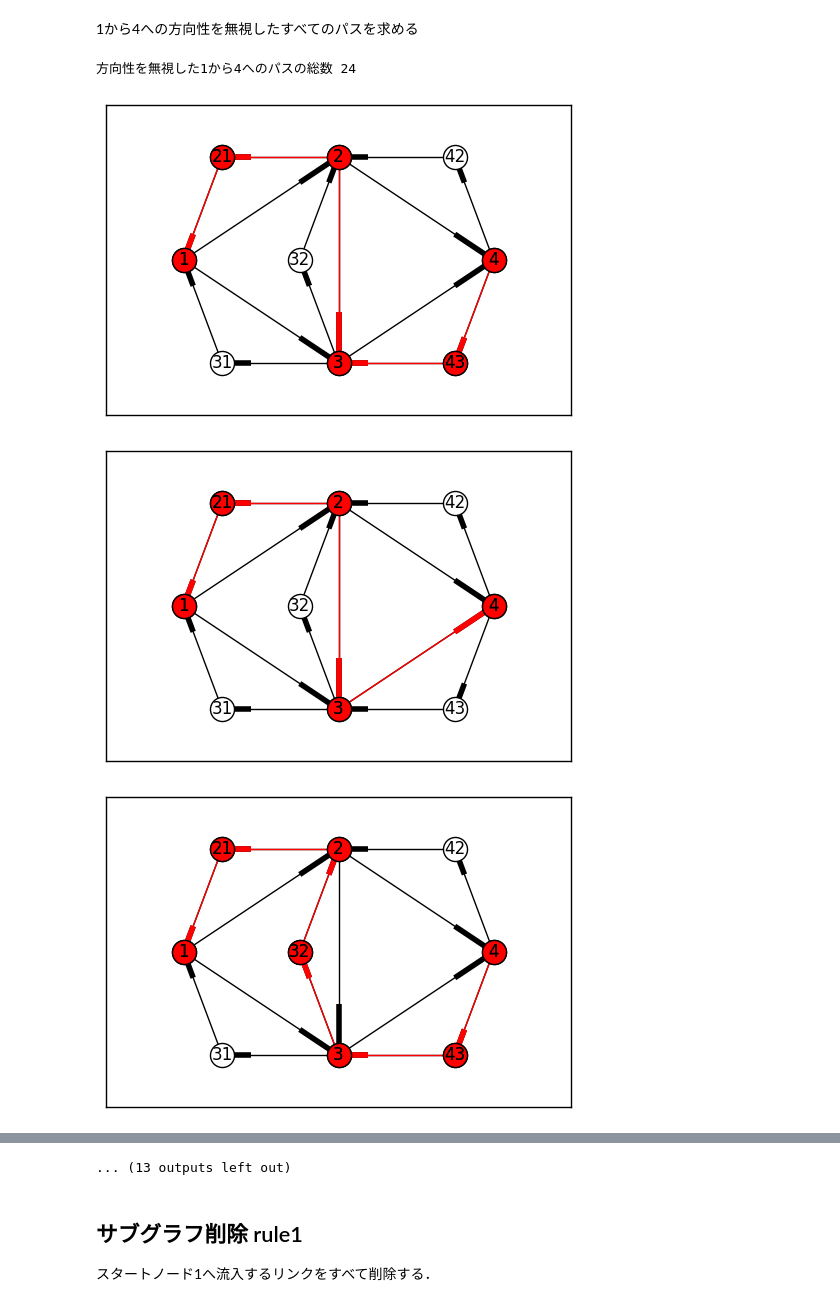
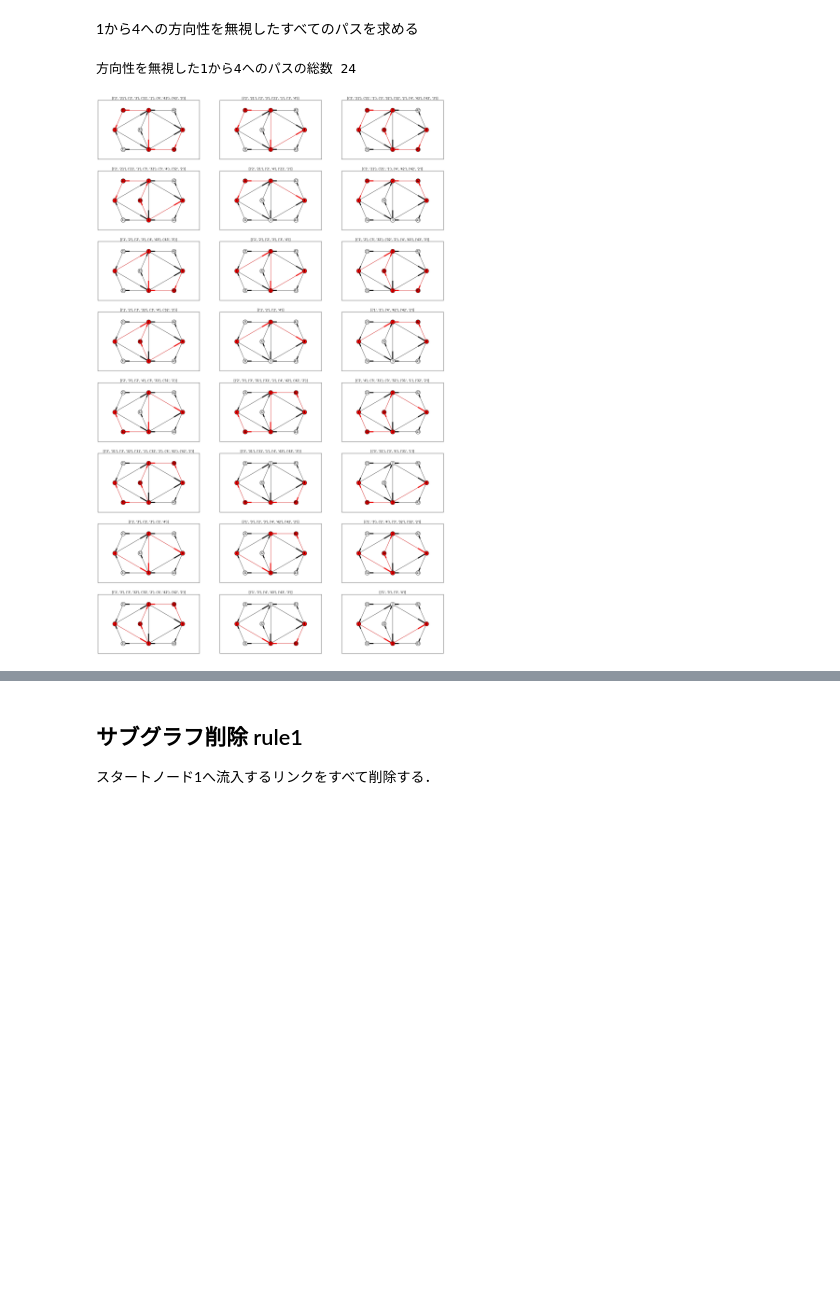
Before and after one commit to N0nki/direction_wrapper, a Jupyter notebook: Graphillion_direction_wrapper.ipynb, the cells around one changed output, grey strips where cells are left out. Cells and saved outputs as stored; diff of their text form; code cells hidden in the pictures; blank space fills up the shorter version.

```diff
--- a/Graphillion_direction_wrapper.ipynb
+++ b/Graphillion_direction_wrapper.ipynb
@@ -132,11 +132,12 @@ GraphSet.set_universe(bidirectional_G.edges())
 # %%
 paths_1_4 = GraphSet.paths("1", "4")
 print("方向性を無視した1から4へのパスの総数", len(paths_1_4))
-for path in paths_1_4:
+plt.figure(figsize=(25, 40))
+for i, path in enumerate(paths_1_4):
     # draw(nx.DiGraph(data=path), node_pos)
+    plt.subplot(8, 3, i+1)
+    plt.title(path)
     draw(bidirectional_G, node_pos, subgraph=path)
 # %% [output]
 方向性を無視した1から4へのパスの総数 24
-[figure, old version]
+[figure, new version]
-[figure, removed]
-[figure, removed]
@@ -151,4 +144,3 @@ for path in paths_1_4:
-... (13 outputs left out)
 # %% [markdown]
 ## サブグラフ削除 rule1
 
```
Also changed, not shown: parts of 18 cells of this notebook.
